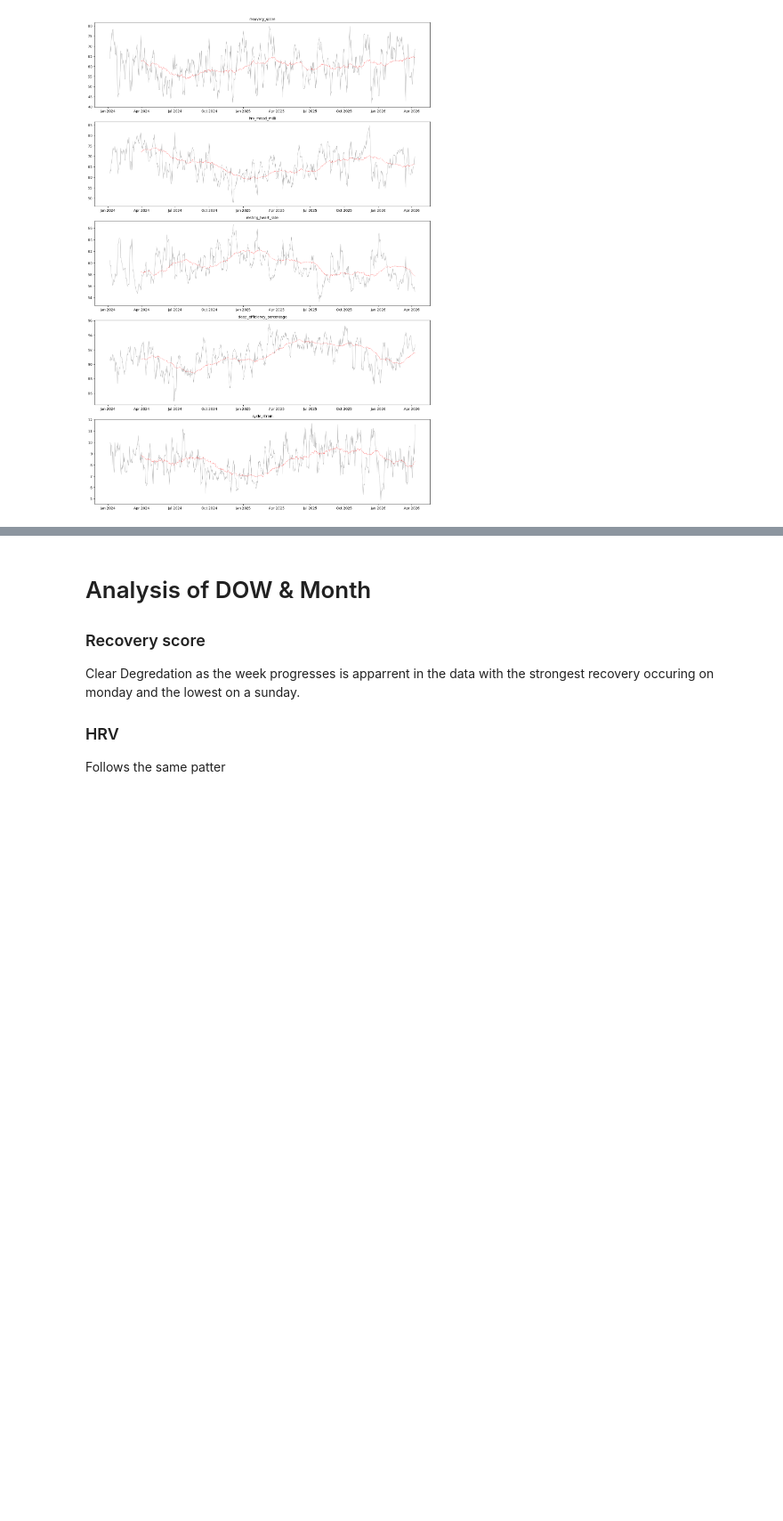
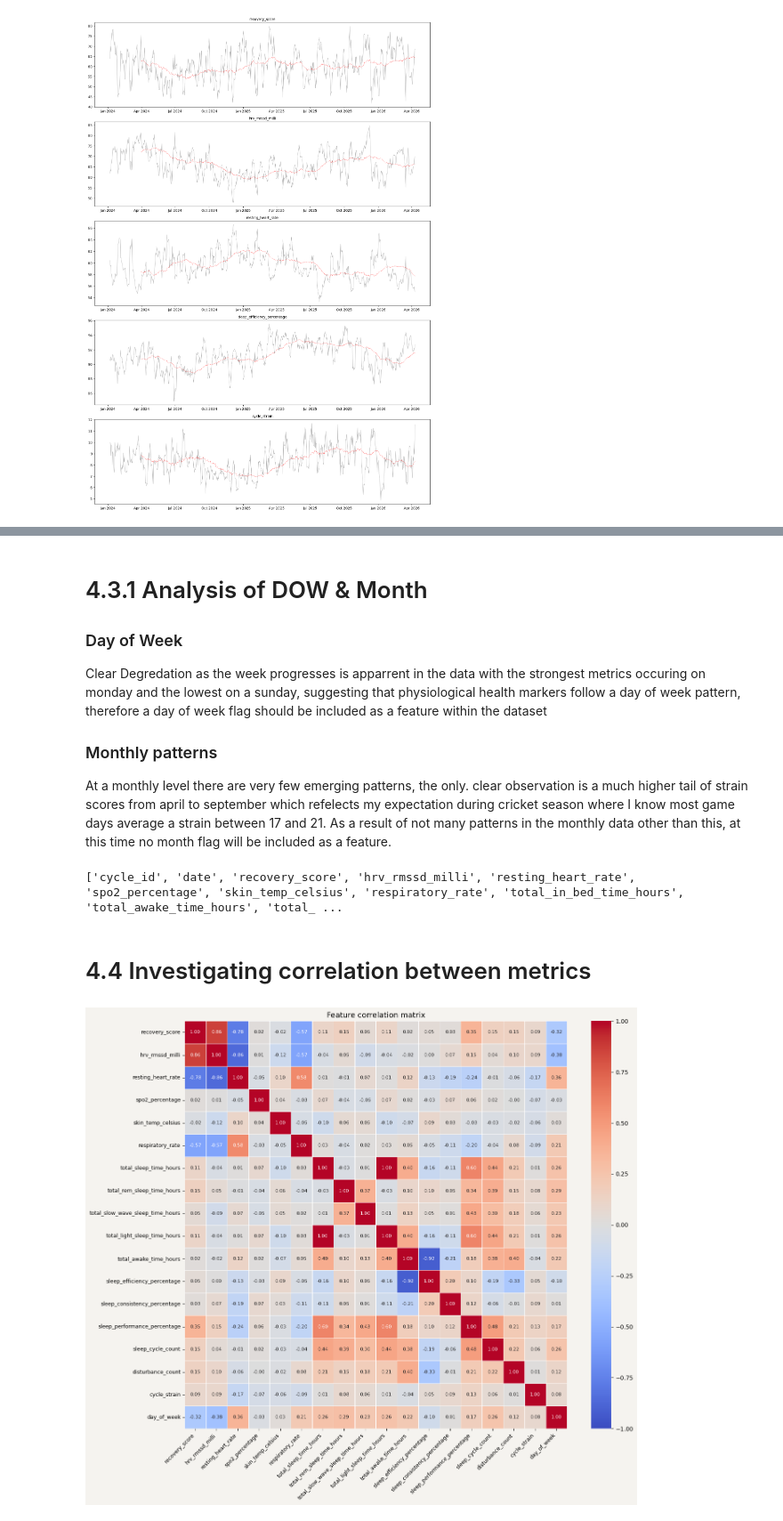
Before and after one commit to JordanPickles/whoop-recovery-predictor, a Jupyter notebook: notebooks/01_eda.ipynb, the cells around one changed output, grey strips where cells are left out. Shown at 89% size. Saved outputs shown, nothing was run; the diff lists cells and outputs as text; code cells hidden in the pictures; blank space fills up the shorter version.

```diff
--- a/notebooks/01_eda.ipynb
+++ b/notebooks/01_eda.ipynb
@@ -506,8 +567,66 @@ ValueError: Could not interpret value `month` for `x`. An entry with this name d
 # %% [markdown]
-# Analysis of DOW & Month
-### Recovery score
-Clear Degredation as the week progresses is apparrent in the data with the strongest recovery occuring on monday and the lowest on a sunday.
+# 4.3.1 Analysis of DOW & Month
+### Day of Week
+Clear Degredation as the week progresses is apparrent in the data with the strongest metrics occuring on monday and the lowest on a sunday, suggesting that physiological health markers follow a day of week pattern, therefore a day of week flag should be included as a feature within the dataset
 
-
-### HRV
-Follows the same patter
+### Monthly patterns
+At a monthly level there are very few emerging patterns, the only. clear observation is a much higher tail of strain scores from april to september which refelects my expectation during cricket season where I know most game days average a strain between 17 and 21. As a result of not many patterns in the monthly data other than this, at this time no month flag will be included as a feature.
+# %%
+## Adding the day of week flag to the df_wrangled dataframe
+
+df_wrangled['day_of_week'] = pd.to_datetime(df_wrangled['date']).dt.dayofweek
+
+print(df_wrangled.columns.tolist())
+# %% [output]
+['cycle_id', 'date', 'recovery_score', 'hrv_rmssd_milli', 'resting_heart_rate', 'spo2_percentage', 'skin_temp_celsius', 'respiratory_rate', 'total_in_bed_time_hours', 'total_awake_time_hours', 'total_ ...
+# %% [markdown]
+# 4.4 Investigating correlation between metrics
+# %%
+corr_cols = [
+    'recovery_score',
+    'hrv_rmssd_milli',
+    'resting_heart_rate',
+    'spo2_percentage',
+    'skin_temp_celsius',
+    'respiratory_rate',
+    'total_sleep_time_hours',
+    'total_rem_sleep_time_hours',
+    'total_slow_wave_sleep_time_hours',
+    'total_light_sleep_time_hours',
+    'total_awake_time_hours',
+    'sleep_efficiency_percentage',
+    'sleep_consistency_percentage',
+    'sleep_performance_percentage',
+    'sleep_cycle_count',
+    'disturbance_count',
+    'cycle_strain',
+    'day_of_week',
+]
+
+corr_matrix = df_wrangled[corr_cols].corr()
+
+fig, ax = plt.subplots(figsize=(14, 12))
+fig.patch.set_facecolor('#f5f3ef')
+ax.set_facecolor('#f5f3ef')
+
+sns.heatmap(
+    corr_matrix,
+    annot=True,
+    fmt='.2f',
+    cmap='coolwarm',
+    center=0,
+    vmin=-1,
+    vmax=1,
+    linewidths=0.5,
+    linecolor='white',
+    ax=ax,
+    annot_kws={'size': 8}
+)
+
+ax.set_title('Feature correlation matrix', fontsize=13)
+plt.xticks(rotation=45, ha='right', fontsize=9)
+plt.yticks(fontsize=9)
+plt.tight_layout()
+plt.show()
+# %% [output]
+[figure, added]
```
Also changed, not shown: parts of 13 cells of this notebook.
